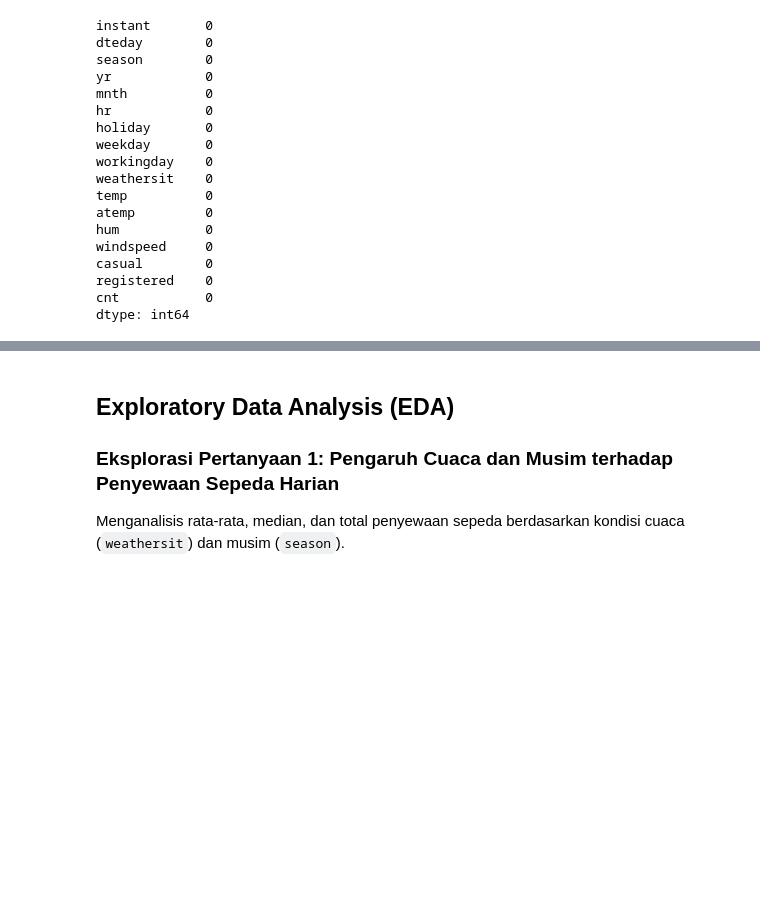
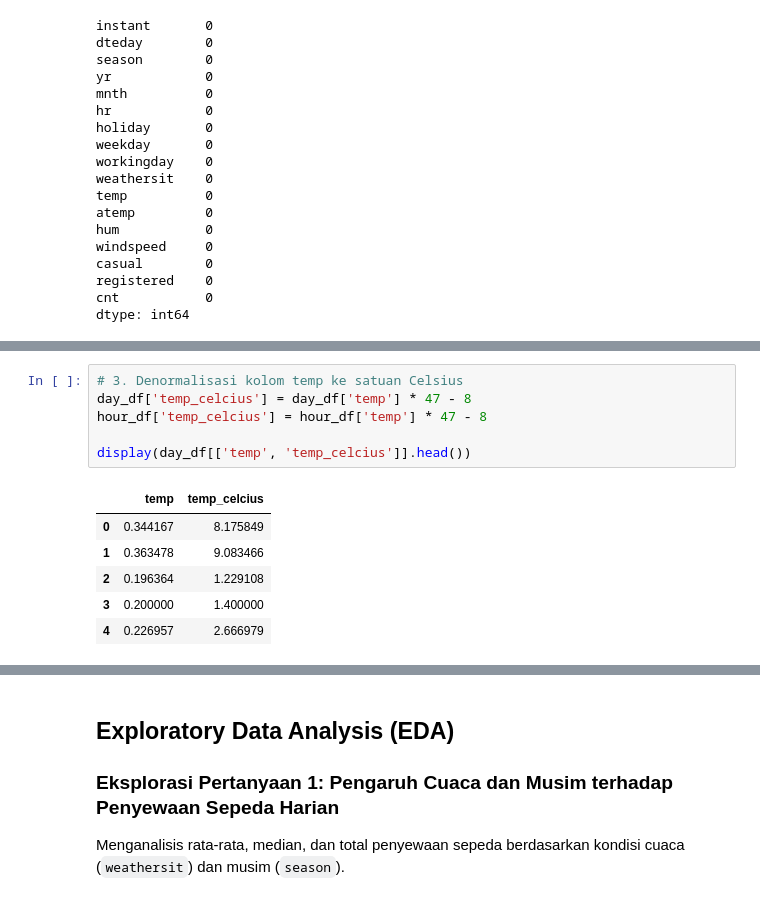
Before and after one commit to primoputra/proyek_analisis_data, a Jupyter notebook: notebook.ipynb, the cells around one changed output, grey strips where cells are left out. Cells and saved outputs as stored; diff of their text form; blank space fills up the shorter version.

```diff
--- a/notebook.ipynb
+++ b/notebook.ipynb
@@ -205 +260,14 @@ Tipe data dteday hour_df: datetime64[us]
+# %%
+# 3. Denormalisasi kolom temp ke satuan Celsius
+day_df['temp_celcius'] = day_df['temp'] * 47 - 8
+hour_df['temp_celcius'] = hour_df['temp'] * 47 - 8
+
+display(day_df[['temp', 'temp_celcius']].head())
+# %% [output]
+|  | temp | temp_celcius |
+| 0 | 0.344167 | 8.175849 |
+| 1 | 0.363478 | 9.083466 |
+| 2 | 0.196364 | 1.229108 |
+| 3 | 0.200000 | 1.400000 |
+| 4 | 0.226957 | 2.666979 |
 # %%
```
Also changed, not shown: parts of 11 cells of this notebook.
